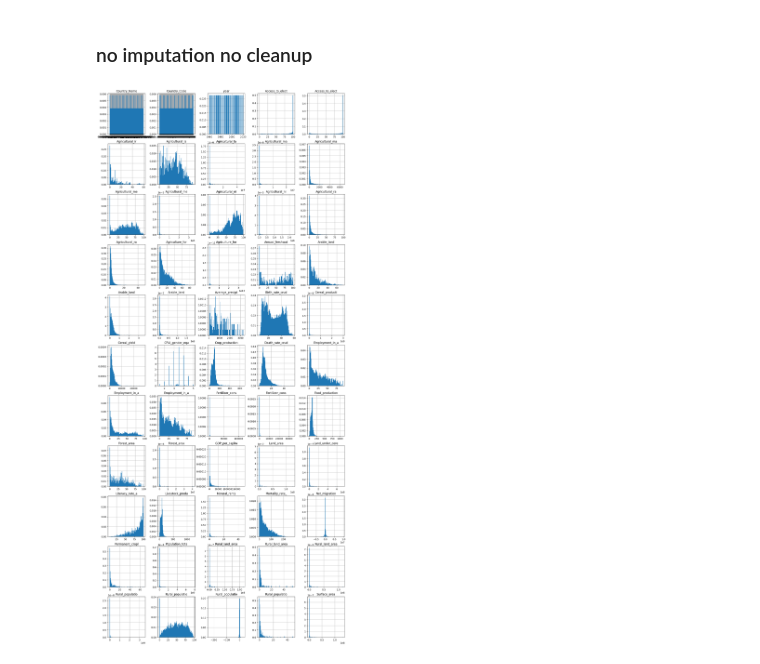
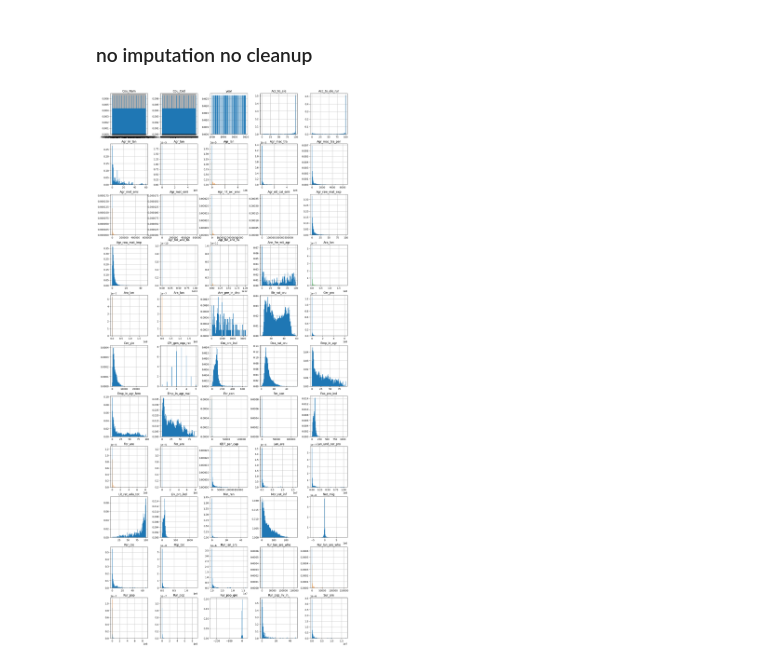
Before and after one commit to hofslu/dataVis, a Jupyter notebook: exOne/development.ipynb, the cells around one changed output. Drawn from its saved outputs; the diff is of its cells as text; code cells hidden in the pictures.

```diff
--- a/exOne/development.ipynb
+++ b/exOne/development.ipynb
@@ -94,0 +51,19 @@ short_names
+# %%
+# shorten column names
+names = df.columns.values
+
+def process_name(name):
+    name = name.split(' (')[0]\
+        .replace(" ", "_")\
+        .replace(',','')\
+        .replace('.','')
+    names = name.split('_')
+    if len(names) < 2: return name[:6]
+    names = [nam[:3] for nam in names]
+    name = '_'.join(names)
+    # print(name)
+    return name
+
+short_names = list(map(process_name, names))
+
+df.columns = short_names
@@ -98,17 +121,24 @@ short_names
 ### no imputation no cleanup
 # %%
 # varable distribution overview
+alpha = 0.025
+
 fig, axs = plt.subplots(11,5, figsize=(15,33))
 fig.tight_layout(pad=2.0)
 # fig.suptitle("distribution overview per feature")
 for i, nam in enumerate(df.columns.values):
     ax = axs[i//5, i%5]
     ax.set_title(names[i][0:15])
-    ax.hist(data[nam], bins=100, density=True)
+    # trimmed_data = df[nam]
+    # if trimmed_data.dtype == "float64":
+    #     # print(nam)
+    #     # trimmed_data = df[(df[nam] > df[nam].quantile(alpha)) & (df[nam] < df[nam].quantile(1-alpha))]
+    #     pass
+    ax.hist(df[nam], bins=100, density=True)
     ax.set_axisbelow(True)
     ax.grid()
 # %% [output]
-[figure, old version]
+[figure, new version]
 # %%
 # heatmap - correlation visualisation
 df_short = df.copy()
```
Also changed, not shown: parts of 15 cells of this notebook, 1 other file.
